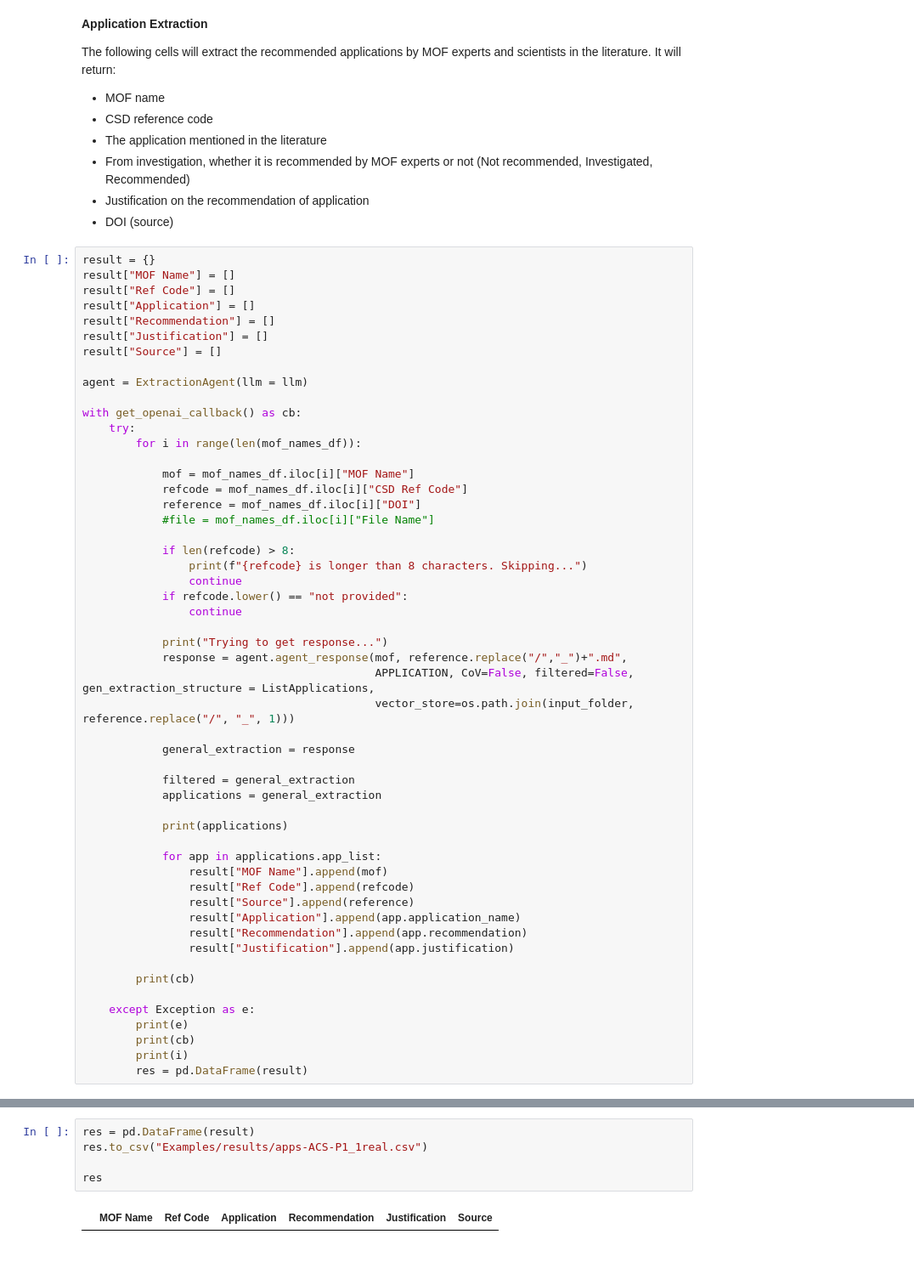
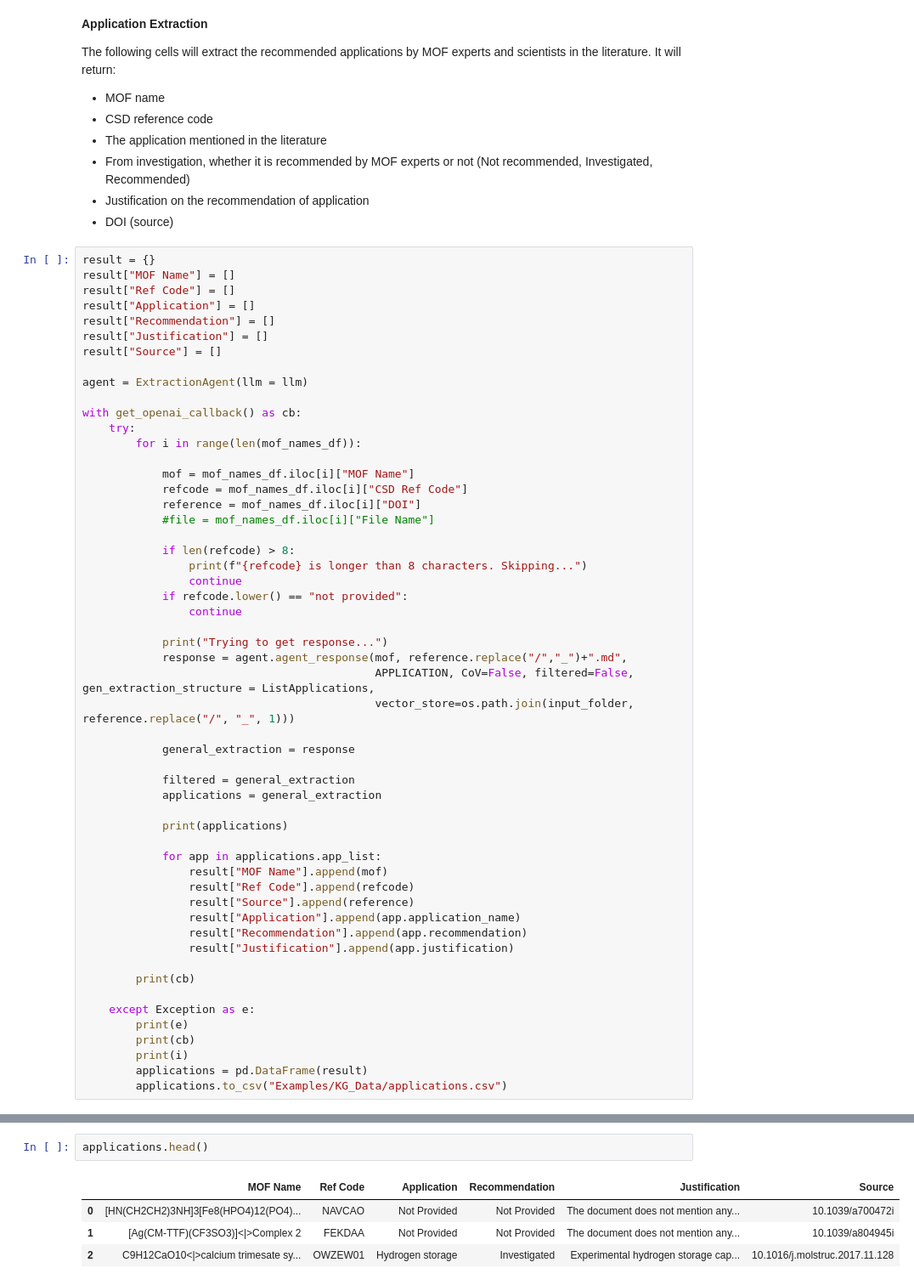
Before and after one commit to AI4ChemS/MOF_ChemUnity, a Jupyter notebook: src/ChemUnity_Extraction.ipynb, the cells around one changed output, grey strips where cells are left out. Shown: that part at 85% size. Drawn from its saved outputs; the diff is of its cells as text; blank space fills up the shorter version.

```diff
--- a/src/ChemUnity_Extraction.ipynb
+++ b/src/ChemUnity_Extraction.ipynb
@@ -221,7 +239,8 @@ with get_openai_callback() as cb:
         print(e)
         print(cb)
         print(i)
-        res = pd.DataFrame(result)
+        applications = pd.DataFrame(result)
+        applications.to_csv("Examples/KG_Data/applications.csv")
 # %% [output]
 Trying to get response...
 Action: reading the document
@@ -238,7 +262,7 @@ Total Cost (USD): $0.0
-# %%
-res = pd.DataFrame(result)
-res.to_csv("Examples/results/apps-ACS-P1_1real.csv")
-
-res
-# %% [output]
-|  | MOF Name | Ref Code | Application | Recommendation | Justification | Source |
+# %%
+applications.head()
+# %% [output]
+|  | MOF Name | Ref Code | Application | Recommendation | Justification | Source |
+| 0 | [HN(CH2CH2)3NH]3[Fe8(HPO4)12(PO4)... | NAVCAO | Not Provided | Not Provided | The document does not mention any... | 10.1039/a700472i |
+| 1 | [Ag(CM-TTF)(CF3SO3)]<|>Complex 2 | FEKDAA | Not Provided | Not Provided | The document does not mention any... | 10.1039/a804945i |
+| 2 | C9H12CaO10<|>calcium trimesate sy... | OWZEW01 | Hydrogen storage | Investigated | Experimental hydrogen storage cap... | 10.1016/j.molstruc.2017.11.128 |
```
Also changed, not shown: parts of 9 cells of this notebook, 15 other files.
